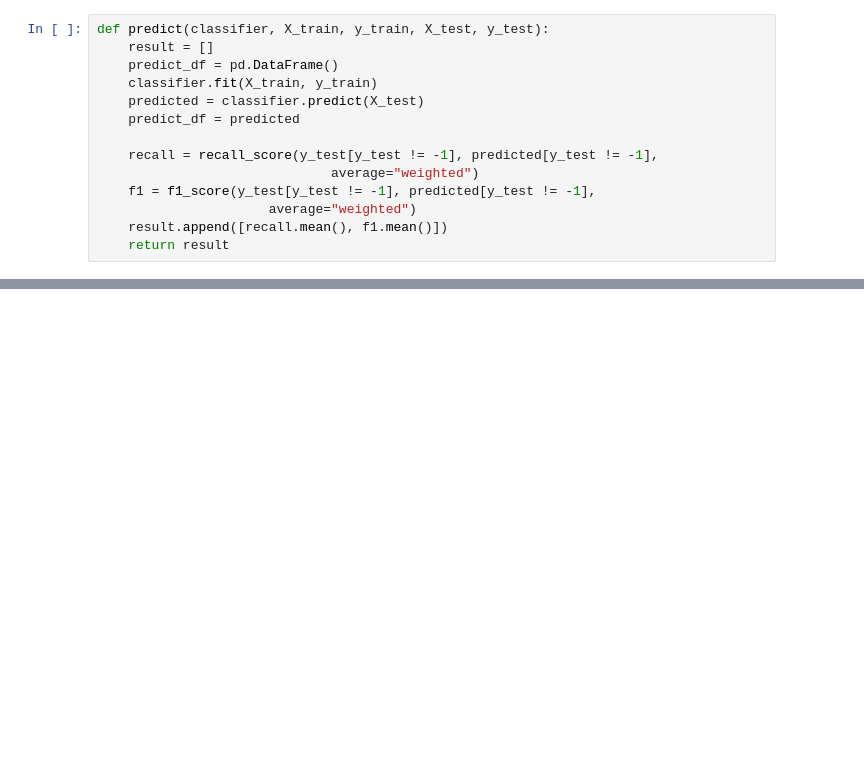
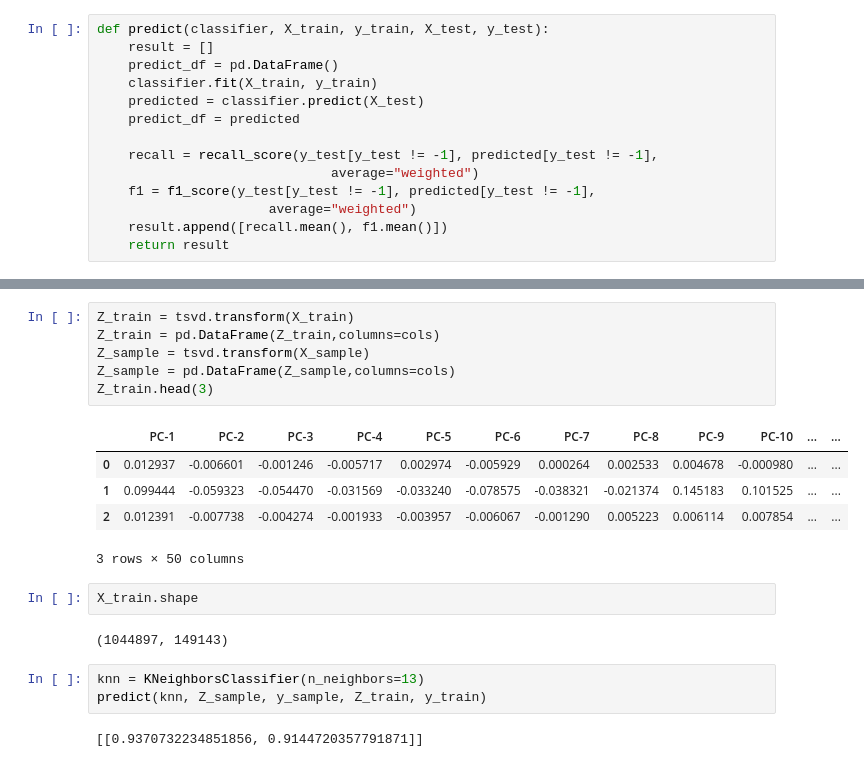
Before and after one commit to rhit-joensbj/quora-ml-project, a Jupyter notebook: KNN.ipynb, the cells around one changed output, grey strips where cells are left out. Cells and saved outputs as stored; diff of their text form; blank space fills up the shorter version.

```diff
--- a/KNN.ipynb
+++ b/KNN.ipynb
@@ -181,0 +216,21 @@ predict(knn, X_sample, y_sample, X_test, y_test)
+# %%
+Z_train = tsvd.transform(X_train)
+Z_train = pd.DataFrame(Z_train,columns=cols)
+Z_sample = tsvd.transform(X_sample)
+Z_sample = pd.DataFrame(Z_sample,columns=cols)
+Z_train.head(3)
+# %% [output]
+|  | PC-1 | PC-2 | PC-3 | PC-4 | PC-5 | PC-6 | PC-7 | PC-8 | PC-9 | PC-10 | ... | ... |
+| 0 | 0.012937 | -0.006601 | -0.001246 | -0.005717 | 0.002974 | -0.005929 | 0.000264 | 0.002533 | 0.004678 | -0.000980 | ... | ... |
+| 1 | 0.099444 | -0.059323 | -0.054470 | -0.031569 | -0.033240 | -0.078575 | -0.038321 | -0.021374 | 0.145183 | 0.101525 | ... | ... |
+| 2 | 0.012391 | -0.007738 | -0.004274 | -0.001933 | -0.003957 | -0.006067 | -0.001290 | 0.005223 | 0.006114 | 0.007854 | ... | ... |
+3 rows × 50 columns
+# %%
+X_train.shape
+# %% [output]
+(1044897, 149143)
+# %%
+knn = KNeighborsClassifier(n_neighbors=13)
+predict(knn, Z_sample, y_sample, Z_train, y_train)
+# %% [output]
+[[0.9370732234851856, 0.9144720357791871]]
```
Also changed, not shown: parts of 13 cells of this notebook.
